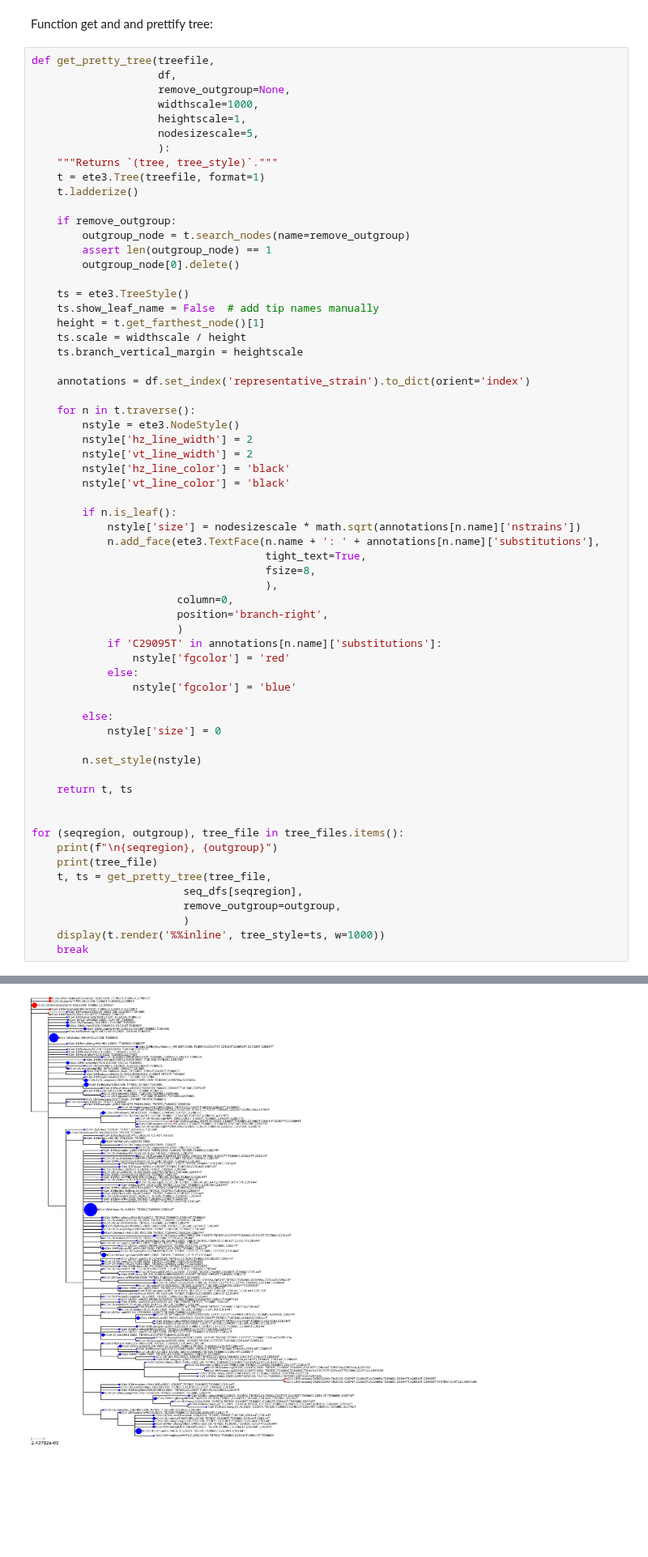
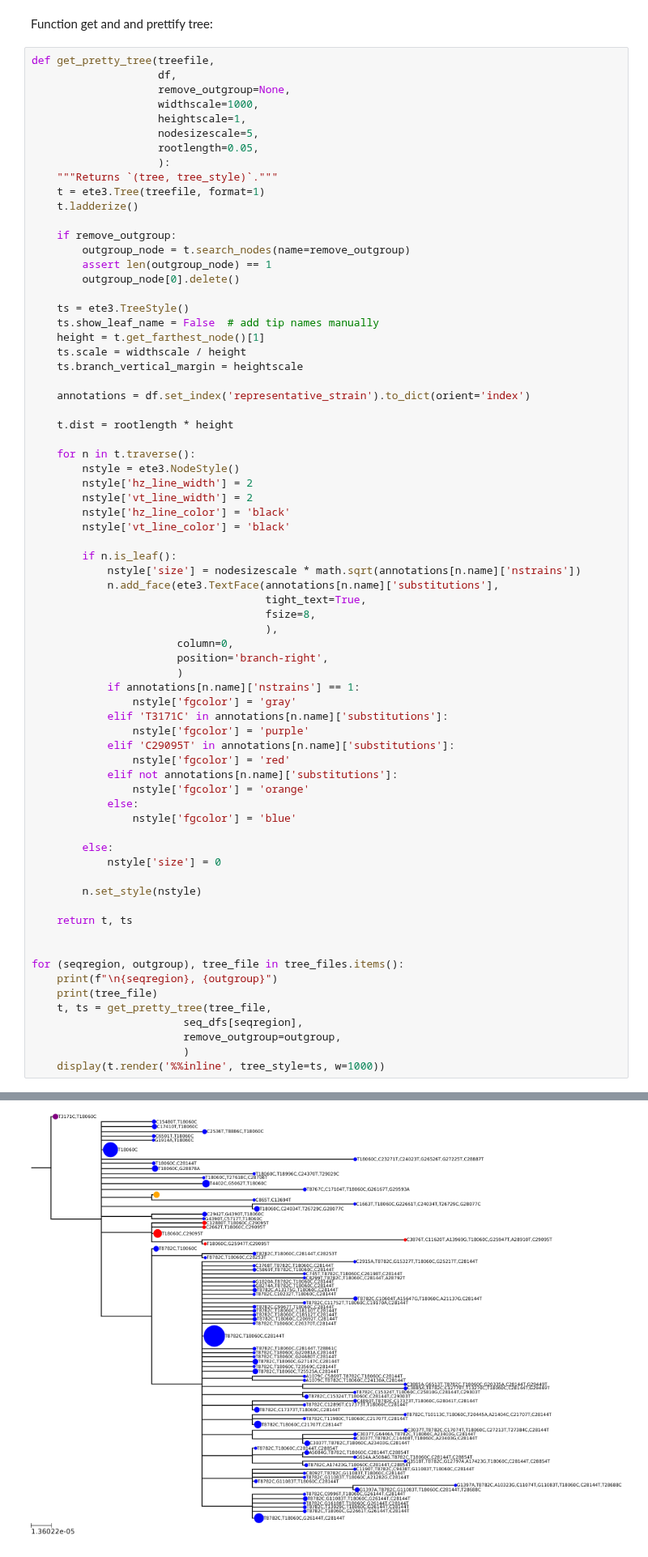
Before and after one commit to jbloom/SARS-CoV-2_PRJNA612766, a Jupyter notebook: notebooks/visualize_trees.py.ipynb, the cells around one changed output, grey strips where cells are left out. Shown at 81% size. Saved outputs shown, nothing was run; the diff lists cells and outputs as text; blank space fills up the shorter version.

```diff
--- a/notebooks/visualize_trees.py.ipynb
+++ b/notebooks/visualize_trees.py.ipynb
@@ -46,6 +46,7 @@ def get_pretty_tree(treefile,
                     widthscale=1000,
                     heightscale=1,
                     nodesizescale=5,
+                    rootlength=0.05,
                     ):
     """Returns `(tree, tree_style)`."""
     t = ete3.Tree(treefile, format=1)
@@ -64,6 +65,8 @@ def get_pretty_tree(treefile,
 
     annotations = df.set_index('representative_strain').to_dict(orient='index')
 
+    t.dist = rootlength * height
+
     for n in t.traverse():
         nstyle = ete3.NodeStyle()
         nstyle['hz_line_width'] = 2
@@ -73,36 +76,41 @@ def get_pretty_tree(treefile,
 
         if n.is_leaf():
             nstyle['size'] = nodesizescale * math.sqrt(annotations[n.name]['nstrains'])
-            n.add_face(ete3.TextFace(n.name + ': ' + annotations[n.name]['substitutions'],
+            n.add_face(ete3.TextFace(annotations[n.name]['substitutions'],
                                      tight_text=True,
                                      fsize=8,
                                      ),
                        column=0,
                        position='branch-right',
                        )
-            if 'C29095T' in annotations[n.name]['substitutions']:
+            if annotations[n.name]['nstrains'] == 1:
+                nstyle['fgcolor'] = 'gray'
+            elif 'T3171C' in annotations[n.name]['substitutions']:
+                nstyle['fgcolor'] = 'purple'
+            elif 'C29095T' in annotations[n.name]['substitutions']:
                 nstyle['fgcolor'] = 'red'
+            elif not annotations[n.name]['substitutions']:
+                nstyle['fgcolor'] = 'orange'
             else:
                 nstyle['fgcolor'] = 'blue'
 
         else:
             nstyle['size'] = 0
 
         n.set_style(nstyle)
 
     return t, ts
 
 
 for (seqregion, outgroup), tree_file in tree_files.items():
     print(f"\n{seqregion}, {outgroup}")
     print(tree_file)
     t, ts = get_pretty_tree(tree_file,
                         seq_dfs[seqregion],
                         remove_outgroup=outgroup,
                         )
     display(t.render('%%inline', tree_style=ts, w=1000))
-    break
 # %% [output]
 all, RaTG13
 results/phylogenetics/all_RaTG13.treefile
-[figure, old version]
+[figure, new version]
```
Also changed, not shown: parts of 2 cells of this notebook, 3 other files.
